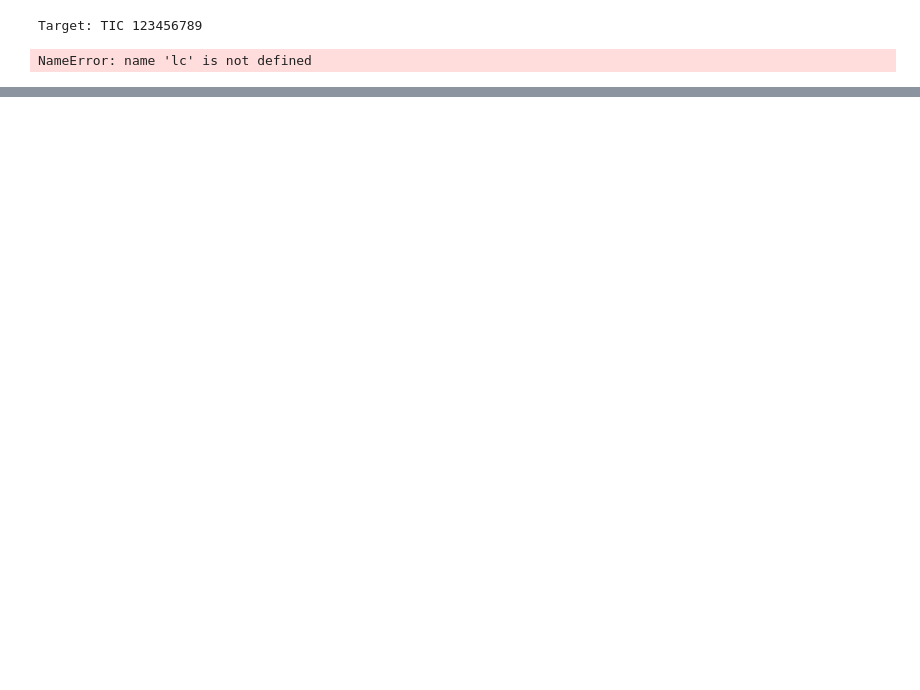
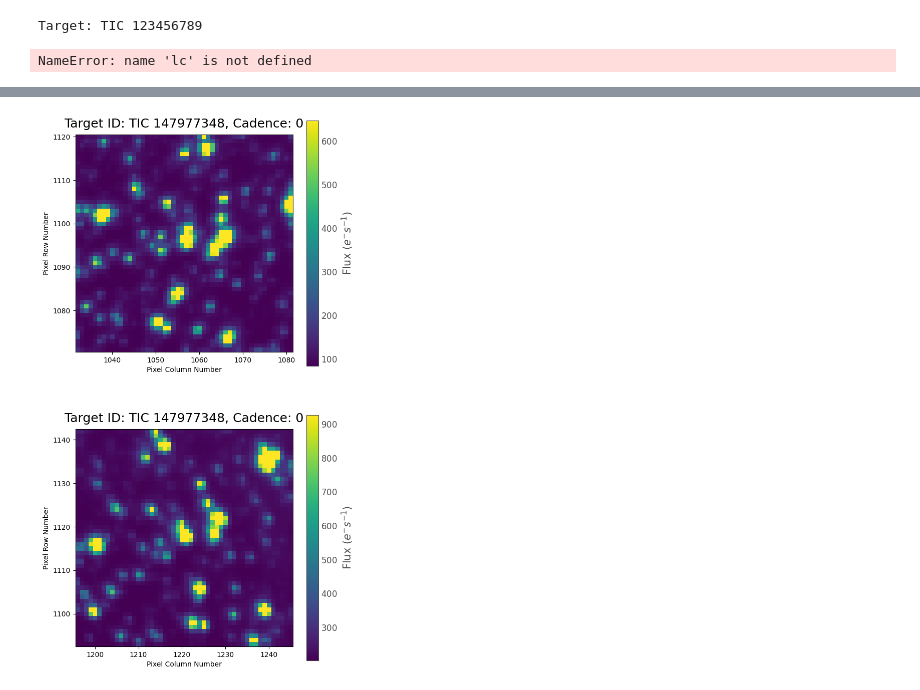
Before and after one commit to JCatton/KJRJMCMCMC, a Jupyter notebook: TransitAnalysis/Test.ipynb, the cells around one changed output, grey strips where cells are left out. Cells and saved outputs as stored; diff of their text form; code cells hidden in the pictures; blank space fills up the shorter version.

```diff
--- a/TransitAnalysis/Test.ipynb
+++ b/TransitAnalysis/Test.ipynb
@@ -557,0 +636,10 @@ NameError: name 'lc' is not defined
+# %%
+
+import matplotlib.pyplot as plt
+name = 'TIC 147977348'
+mission=None
+exptime=None
+author = 'Kepler'
+cadence = 'long'
+sector = None
+max_number_downloads = 10
@@ -557,0 +658,8 @@ NameError: name 'lc' is not defined
+# %%
+tpf = lk.search_tesscut(name)[0:2].download_all(cutout_size=(50, 50))
+# %%
+import matplotlib.pyplot as plt
+tpf.plot()
+plt.show()
+# %% [output]
+[figure, added]
```
Also changed, not shown: parts of 22 cells of this notebook.
